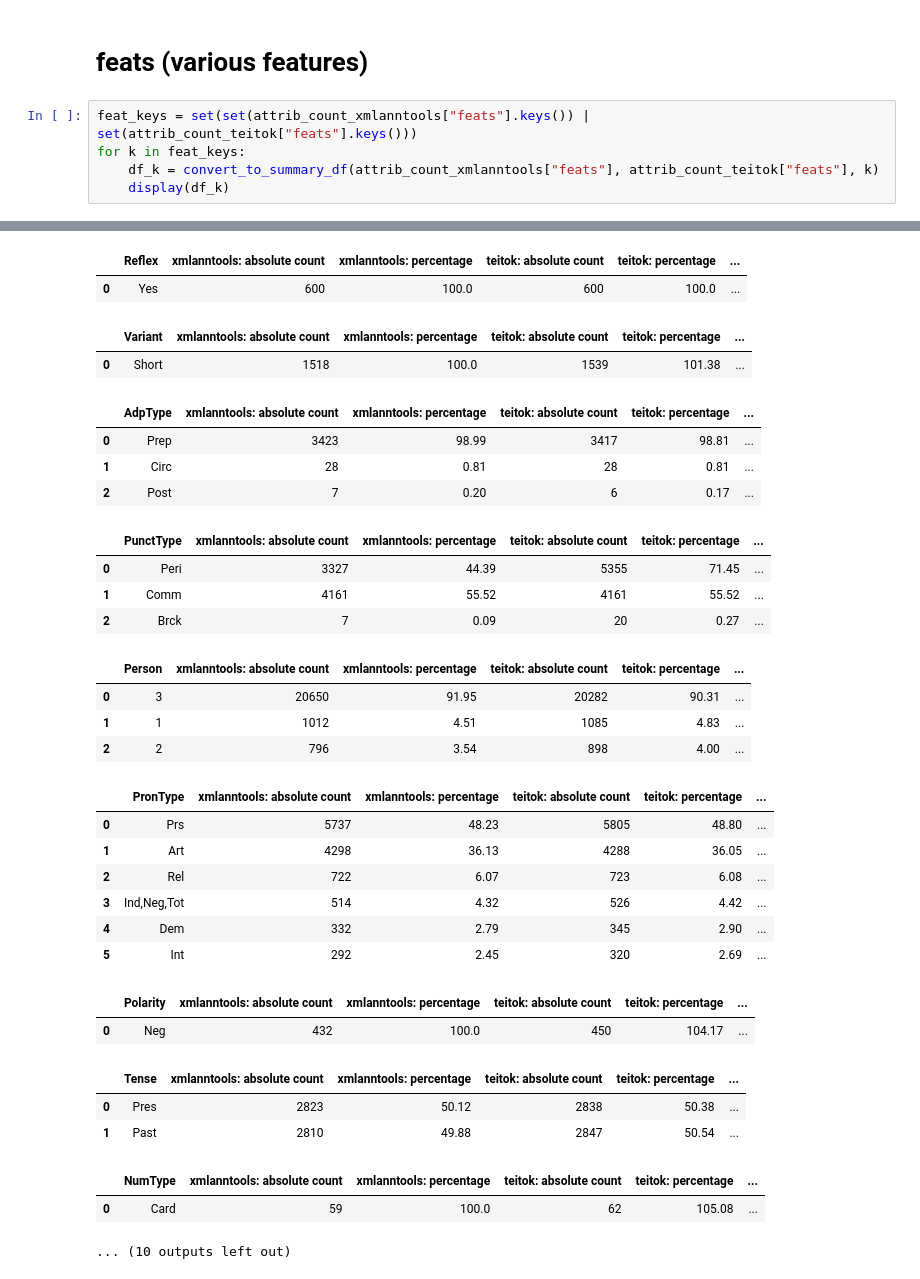
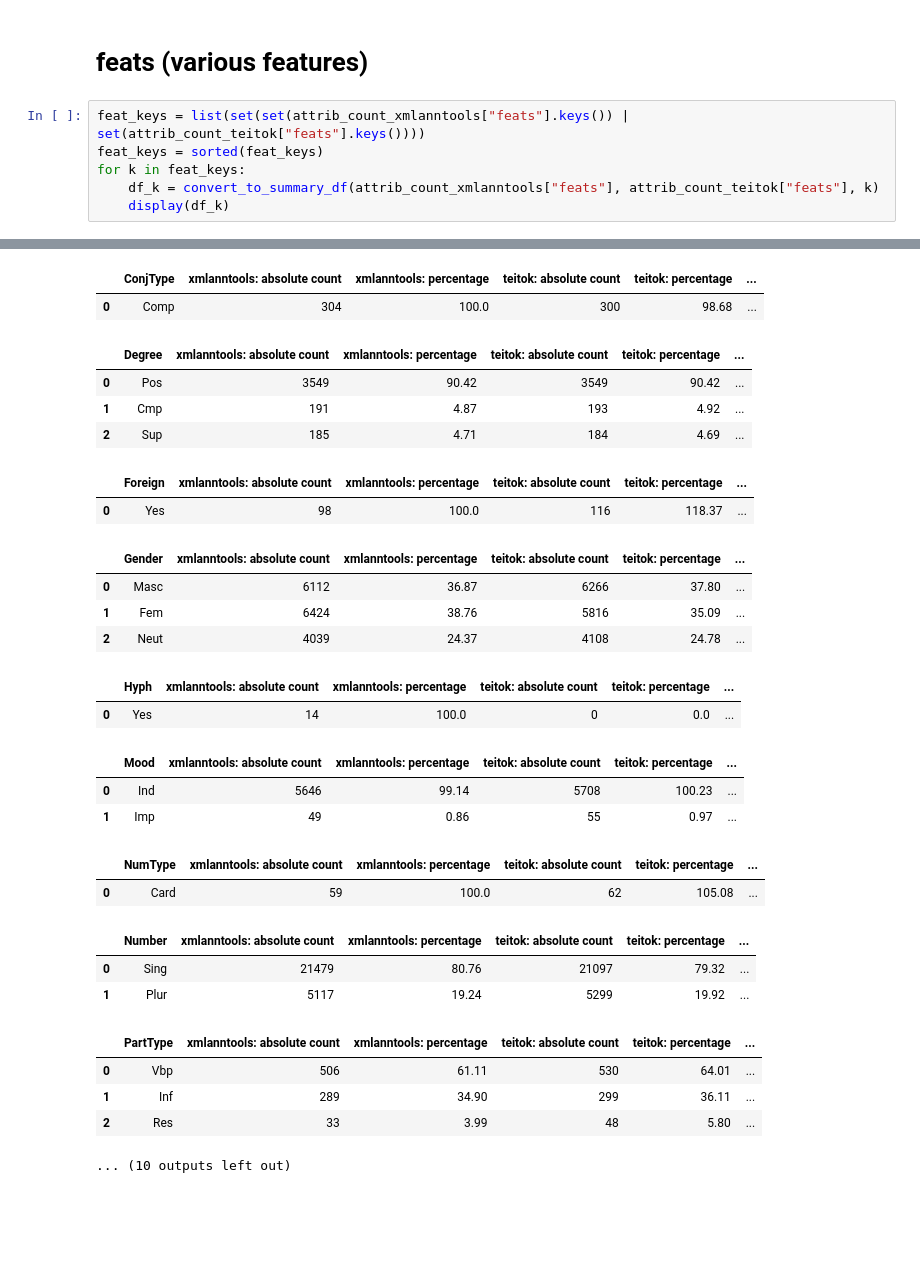
Before and after one commit to veldhub/veld_chain__compare_tokenizations, a Jupyter notebook: code/veld_code__jupyter_analysis/src/enrichment_summary.ipynb, the cells around one changed output, grey strips where cells are left out. Drawn from its saved outputs; the diff is of its cells as text; blank space fills up the shorter version.

Commit message:
convert all python sets to lists for stable reproducibility

```diff
--- a/code/veld_code__jupyter_analysis/src/enrichment_summary.ipynb
+++ b/code/veld_code__jupyter_analysis/src/enrichment_summary.ipynb
@@ -185,7 +185,8 @@ convert_to_summary_df(attrib_count_xmlanntools, attrib_count_teitok, "deprel")
 # %% [markdown]
 # feats (various features)
 # %%
-feat_keys = set(set(attrib_count_xmlanntools["feats"].keys()) | set(attrib_count_teitok["feats"].keys()))
+feat_keys = list(set(set(attrib_count_xmlanntools["feats"].keys()) | set(attrib_count_teitok["feats"].keys())))
+feat_keys = sorted(feat_keys)
 for k in feat_keys:
     df_k = convert_to_summary_df(attrib_count_xmlanntools["feats"], attrib_count_teitok["feats"], k)
     display(df_k)
@@ -202,31 +205,27 @@ for k in feat_keys:
-|  | Reflex | xmlanntools: absolute count | xmlanntools: percentage | teitok: absolute count | teitok: percentage | ... |
-| 0 | Yes | 600 | 100.0 | 600 | 100.0 | ... |
+|  | ConjType | xmlanntools: absolute count | xmlanntools: percentage | teitok: absolute count | teitok: percentage | ... |
+| 0 | Comp | 304 | 100.0 | 300 | 98.68 | ... |
-|  | Variant | xmlanntools: absolute count | xmlanntools: percentage | teitok: absolute count | teitok: percentage | ... |
-| 0 | Short | 1518 | 100.0 | 1539 | 101.38 | ... |
+|  | Degree | xmlanntools: absolute count | xmlanntools: percentage | teitok: absolute count | teitok: percentage | ... |
+| 0 | Pos | 3549 | 90.42 | 3549 | 90.42 | ... |
+| 1 | Cmp | 191 | 4.87 | 193 | 4.92 | ... |
+| 2 | Sup | 185 | 4.71 | 184 | 4.69 | ... |
-|  | AdpType | xmlanntools: absolute count | xmlanntools: percentage | teitok: absolute count | teitok: percentage | ... |
-| 0 | Prep | 3423 | 98.99 | 3417 | 98.81 | ... |
-| 1 | Circ | 28 | 0.81 | 28 | 0.81 | ... |
-| 2 | Post | 7 | 0.20 | 6 | 0.17 | ... |
+|  | Foreign | xmlanntools: absolute count | xmlanntools: percentage | teitok: absolute count | teitok: percentage | ... |
+| 0 | Yes | 98 | 100.0 | 116 | 118.37 | ... |
-|  | PunctType | xmlanntools: absolute count | xmlanntools: percentage | teitok: absolute count | teitok: percentage | ... |
-| 0 | Peri | 3327 | 44.39 | 5355 | 71.45 | ... |
-| 1 | Comm | 4161 | 55.52 | 4161 | 55.52 | ... |
-| 2 | Brck | 7 | 0.09 | 20 | 0.27 | ... |
+|  | Gender | xmlanntools: absolute count | xmlanntools: percentage | teitok: absolute count | teitok: percentage | ... |
+| 0 | Masc | 6112 | 36.87 | 6266 | 37.80 | ... |
+| 1 | Fem | 6424 | 38.76 | 5816 | 35.09 | ... |
+| 2 | Neut | 4039 | 24.37 | 4108 | 24.78 | ... |
-|  | Person | xmlanntools: absolute count | xmlanntools: percentage | teitok: absolute count | teitok: percentage | ... |
-| 0 | 3 | 20650 | 91.95 | 20282 | 90.31 | ... |
-| 1 | 1 | 1012 | 4.51 | 1085 | 4.83 | ... |
-| 2 | 2 | 796 | 3.54 | 898 | 4.00 | ... |
+|  | Hyph | xmlanntools: absolute count | xmlanntools: percentage | teitok: absolute count | teitok: percentage | ... |
+| 0 | Yes | 14 | 100.0 | 0 | 0.0 | ... |
-|  | PronType | xmlanntools: absolute count | xmlanntools: percentage | teitok: absolute count | teitok: percentage | ... |
-| 0 | Prs | 5737 | 48.23 | 5805 | 48.80 | ... |
-| 1 | Art | 4298 | 36.13 | 4288 | 36.05 | ... |
-| 2 | Rel | 722 | 6.07 | 723 | 6.08 | ... |
-| 3 | Ind,Neg,Tot | 514 | 4.32 | 526 | 4.42 | ... |
-| 4 | Dem | 332 | 2.79 | 345 | 2.90 | ... |
-| 5 | Int | 292 | 2.45 | 320 | 2.69 | ... |
+|  | Mood | xmlanntools: absolute count | xmlanntools: percentage | teitok: absolute count | teitok: percentage | ... |
+| 0 | Ind | 5646 | 99.14 | 5708 | 100.23 | ... |
+| 1 | Imp | 49 | 0.86 | 55 | 0.97 | ... |
-|  | Polarity | xmlanntools: absolute count | xmlanntools: percentage | teitok: absolute count | teitok: percentage | ... |
-| 0 | Neg | 432 | 100.0 | 450 | 104.17 | ... |
+|  | NumType | xmlanntools: absolute count | xmlanntools: percentage | teitok: absolute count | teitok: percentage | ... |
+| 0 | Card | 59 | 100.0 | 62 | 105.08 | ... |
-|  | Tense | xmlanntools: absolute count | xmlanntools: percentage | teitok: absolute count | teitok: percentage | ... |
-| 0 | Pres | 2823 | 50.12 | 2838 | 50.38 | ... |
-| 1 | Past | 2810 | 49.88 | 2847 | 50.54 | ... |
+|  | Number | xmlanntools: absolute count | xmlanntools: percentage | teitok: absolute count | teitok: percentage | ... |
+| 0 | Sing | 21479 | 80.76 | 21097 | 79.32 | ... |
+| 1 | Plur | 5117 | 19.24 | 5299 | 19.92 | ... |
-|  | NumType | xmlanntools: absolute count | xmlanntools: percentage | teitok: absolute count | teitok: percentage | ... |
-| 0 | Card | 59 | 100.0 | 62 | 105.08 | ... |
+|  | PartType | xmlanntools: absolute count | xmlanntools: percentage | teitok: absolute count | teitok: percentage | ... |
+| 0 | Vbp | 506 | 61.11 | 530 | 64.01 | ... |
+| 1 | Inf | 289 | 34.90 | 299 | 36.11 | ... |
+| 2 | Res | 33 | 3.99 | 48 | 5.80 | ... |
 ... (10 outputs left out)
```
Also changed, not shown: parts of 1 cell of this notebook.
